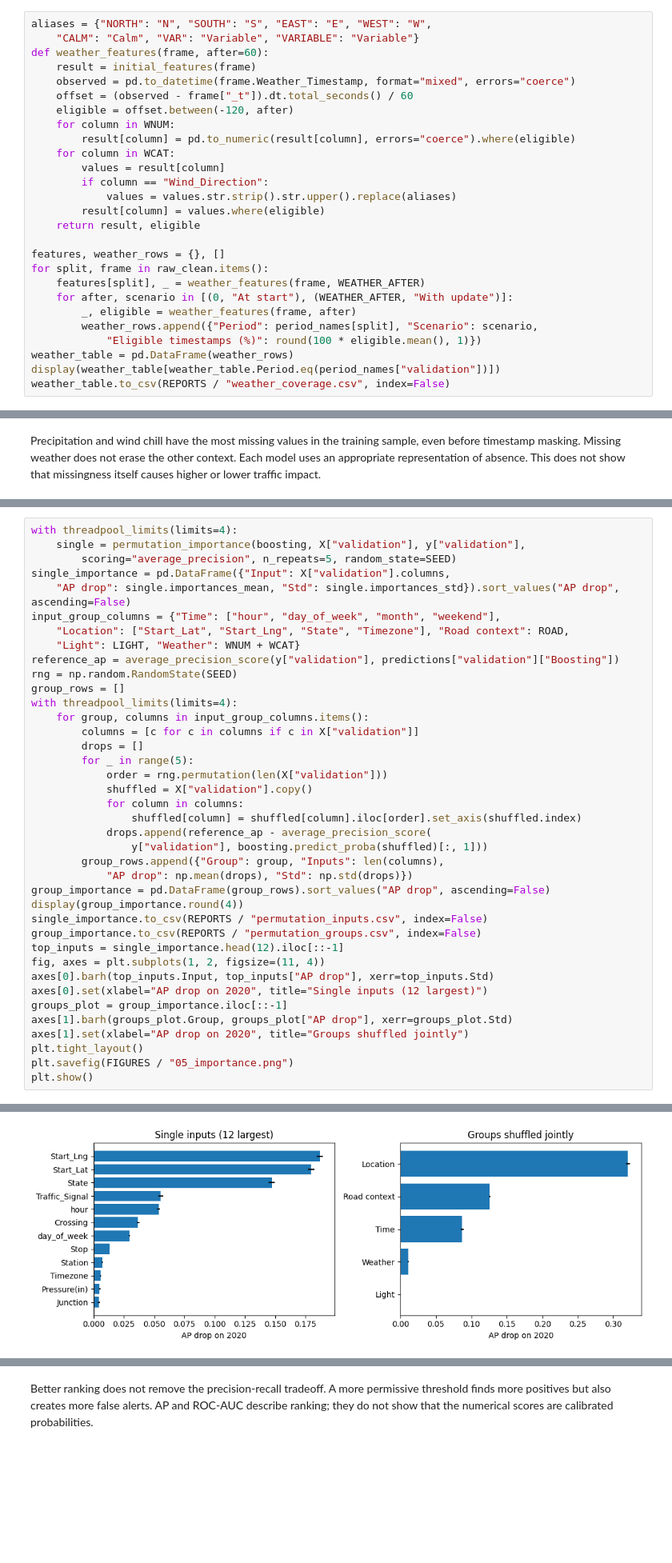
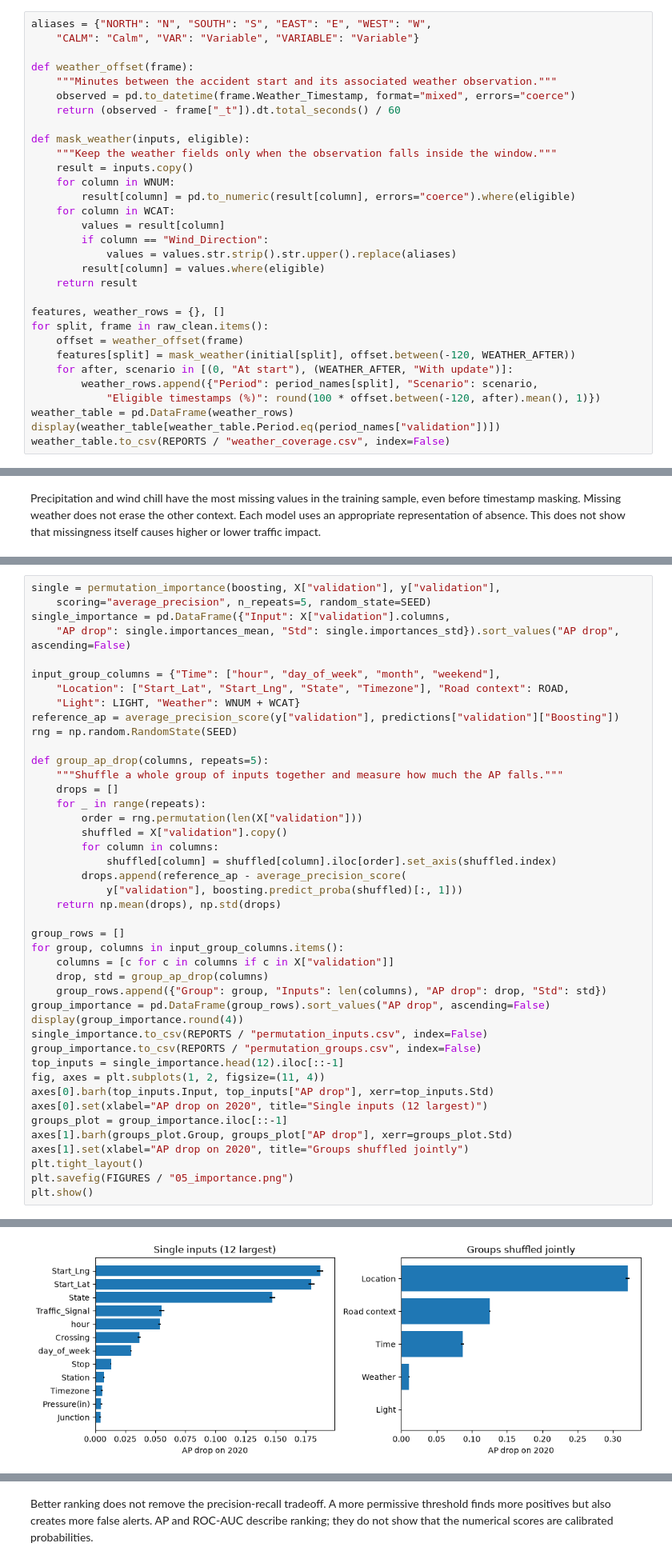
Before and after one commit to kamar-bit/us_accidents_traffic_impact_prediction, a Jupyter notebook: notebooks/FINAL_NOTEBOOK.ipynb, the cells around one changed output, grey strips where cells are left out. Shown at 80% size. Drawn from its saved outputs; the diff is of its cells as text; blank space fills up the shorter version.

Commit message:
Simplify final notebook, add LightGBM/XGBoost and State errors, pin package versions

```diff
--- a/notebooks/FINAL_NOTEBOOK.ipynb
+++ b/notebooks/FINAL_NOTEBOOK.ipynb
@@ -407,11 +418,15 @@ variants such as East/E, without merging different directions such as NE/NW.
 # %%
 aliases = {"NORTH": "N", "SOUTH": "S", "EAST": "E", "WEST": "W",
     "CALM": "Calm", "VAR": "Variable", "VARIABLE": "Variable"}
-def weather_features(frame, after=60):
-    result = initial_features(frame)
+
+def weather_offset(frame):
+    """Minutes between the accident start and its associated weather observation."""
     observed = pd.to_datetime(frame.Weather_Timestamp, format="mixed", errors="coerce")
-    offset = (observed - frame["_t"]).dt.total_seconds() / 60
-    eligible = offset.between(-120, after)
+    return (observed - frame["_t"]).dt.total_seconds() / 60
+
+def mask_weather(inputs, eligible):
+    """Keep the weather fields only when the observation falls inside the window."""
+    result = inputs.copy()
     for column in WNUM:
         result[column] = pd.to_numeric(result[column], errors="coerce").where(eligible)
     for column in WCAT:
@@ -419,15 +434,15 @@ def weather_features(frame, after=60):
         if column == "Wind_Direction":
             values = values.str.strip().str.upper().replace(aliases)
         result[column] = values.where(eligible)
-    return result, eligible
+    return result
 
 features, weather_rows = {}, []
 for split, frame in raw_clean.items():
-    features[split], _ = weather_features(frame, WEATHER_AFTER)
+    offset = weather_offset(frame)
+    features[split] = mask_weather(initial[split], offset.between(-120, WEATHER_AFTER))
     for after, scenario in [(0, "At start"), (WEATHER_AFTER, "With update")]:
-        _, eligible = weather_features(frame, after)
         weather_rows.append({"Period": period_names[split], "Scenario": scenario,
-            "Eligible timestamps (%)": round(100 * eligible.mean(), 1)})
+            "Eligible timestamps (%)": round(100 * offset.between(-120, after).mean(), 1)})
 weather_table = pd.DataFrame(weather_rows)
 display(weather_table[weather_table.Period.eq(period_names["validation"])])
 weather_table.to_csv(REPORTS / "weather_coverage.csv", index=False)
@@ -919,48 +932,52 @@ row order within the group. Each measure is repeated five times.
 # %%
-with threadpool_limits(limits=4):
-    single = permutation_importance(boosting, X["validation"], y["validation"],
-        scoring="average_precision", n_repeats=5, random_state=SEED)
+single = permutation_importance(boosting, X["validation"], y["validation"],
+    scoring="average_precision", n_repeats=5, random_state=SEED)
 single_importance = pd.DataFrame({"Input": X["validation"].columns,
     "AP drop": single.importances_mean, "Std": single.importances_std}).sort_values("AP drop", ascending=False)
+
 input_group_columns = {"Time": ["hour", "day_of_week", "month", "weekend"],
     "Location": ["Start_Lat", "Start_Lng", "State", "Timezone"], "Road context": ROAD,
     "Light": LIGHT, "Weather": WNUM + WCAT}
 reference_ap = average_precision_score(y["validation"], predictions["validation"]["Boosting"])
 rng = np.random.RandomState(SEED)
+
+def group_ap_drop(columns, repeats=5):
+    """Shuffle a whole group of inputs together and measure how much the AP falls."""
+    drops = []
+    for _ in range(repeats):
+        order = rng.permutation(len(X["validation"]))
+        shuffled = X["validation"].copy()
+        for column in columns:
+            shuffled[column] = shuffled[column].iloc[order].set_axis(shuffled.index)
+        drops.append(reference_ap - average_precision_score(
+            y["validation"], boosting.predict_proba(shuffled)[:, 1]))
+    return np.mean(drops), np.std(drops)
+
 group_rows = []
-with threadpool_limits(limits=4):
-    for group, columns in input_group_columns.items():
-        columns = [c for c in columns if c in X["validation"]]
-        drops = []
-        for _ in range(5):
-            order = rng.permutation(len(X["validation"]))
-            shuffled = X["validation"].copy()
-            for column in columns:
-                shuffled[column] = shuffled[column].iloc[order].set_axis(shuffled.index)
-            drops.append(reference_ap - average_precision_score(
-                y["validation"], boosting.predict_proba(shuffled)[:, 1]))
-        group_rows.append({"Group": group, "Inputs": len(columns),
-            "AP drop": np.mean(drops), "Std": np.std(drops)})
+for group, columns in input_group_columns.items():
+    columns = [c for c in columns if c in X["validation"]]
+    drop, std = group_ap_drop(columns)
+    group_rows.append({"Group": group, "Inputs": len(columns), "AP drop": drop, "Std": std})
 group_importance = pd.DataFrame(group_rows).sort_values("AP drop", ascending=False)
 display(group_importance.round(4))
 single_importance.to_csv(REPORTS / "permutation_inputs.csv", index=False)
 group_importance.to_csv(REPORTS / "permutation_groups.csv", index=False)
 top_inputs = single_importance.head(12).iloc[::-1]
 fig, axes = plt.subplots(1, 2, figsize=(11, 4))
 axes[0].barh(top_inputs.Input, top_inputs["AP drop"], xerr=top_inputs.Std)
 axes[0].set(xlabel="AP drop on 2020", title="Single inputs (12 largest)")
 groups_plot = group_importance.iloc[::-1]
 axes[1].barh(groups_plot.Group, groups_plot["AP drop"], xerr=groups_plot.Std)
 axes[1].set(xlabel="AP drop on 2020", title="Groups shuffled jointly")
 plt.tight_layout()
 plt.savefig(FIGURES / "05_importance.png")
 plt.show()
 # %% [output]
 |  | Group | Inputs | AP drop | Std |
 | 1 | Location | 4 | 0.3208 | 0.0026 |
 | 2 | Road context | 12 | 0.1257 | 0.0010 |
 | 0 | Time | 4 | 0.0869 | 0.0021 |
 | 4 | Weather | 9 | 0.0110 | 0.0005 |
 | 3 | Light | 4 | 0.0004 | 0.0001 |
-[figure, old version]
+[figure, new version]
 # %% [markdown]
```
Also changed, not shown: parts of 60 cells of this notebook, 8 other files.
